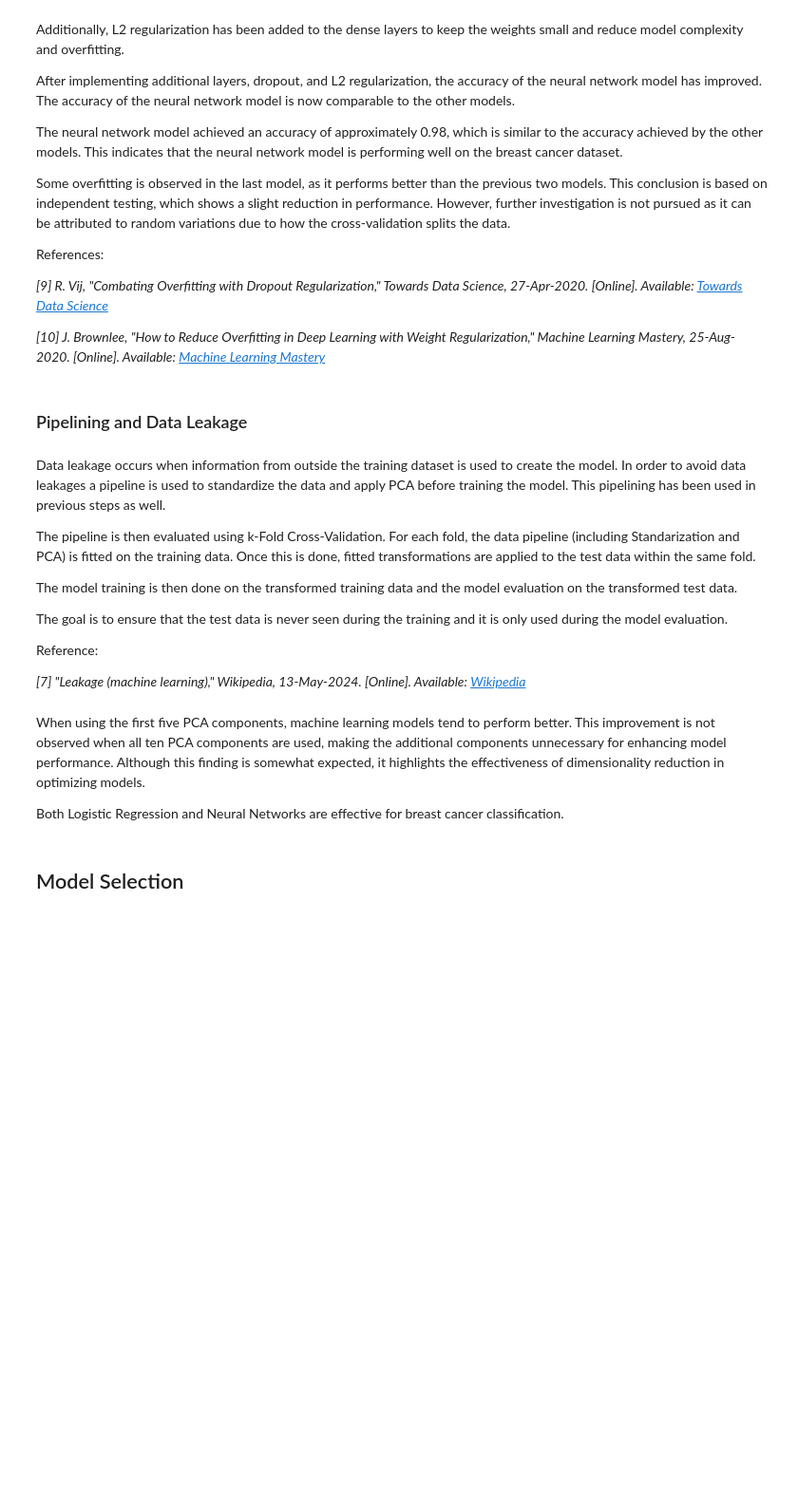
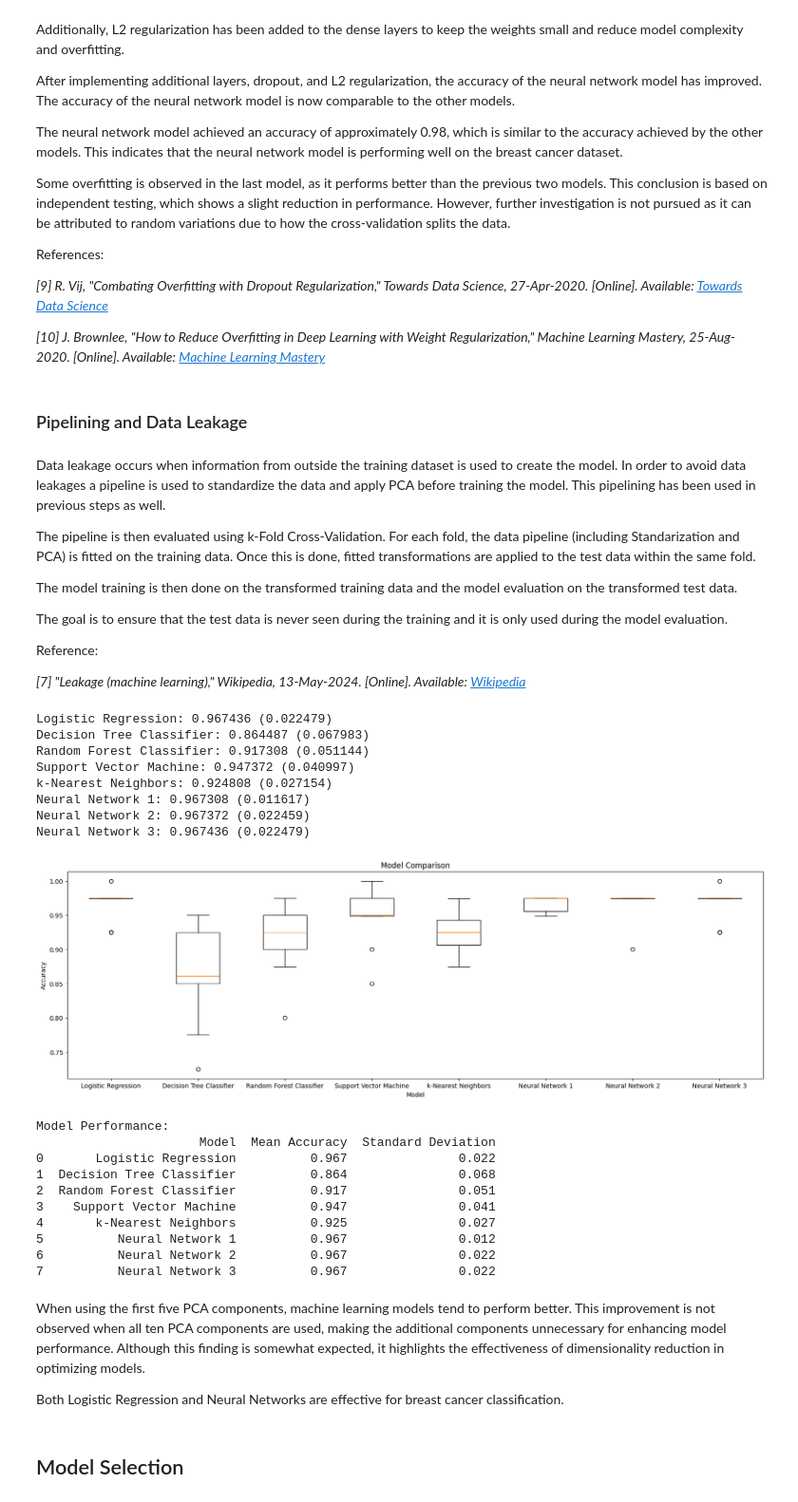
Before and after one commit to aadel7/breast-cancer-ml-model, a Jupyter notebook: AML Coursework.ipynb, the cells around one changed output. Shown at 95% size. Saved outputs shown, nothing was run; the diff lists cells and outputs as text; code cells hidden in the pictures; blank space fills up the shorter version.

```diff
--- a/AML Coursework.ipynb
+++ b/AML Coursework.ipynb
@@ -547,7 +563,6 @@ Reference:
 # %%
 import matplotlib.pyplot as plt
 import pandas as pd
-from ucimlrepo import fetch_ucirepo
 from sklearn.linear_model import LogisticRegression
 from sklearn.model_selection import KFold, cross_val_score
 from sklearn.tree import DecisionTreeClassifier
@@ -563,23 +578,9 @@ from tensorflow.keras.models import Sequential
 from tensorflow.keras.layers import Dense, Dropout
 from tensorflow.keras.regularizers import l2
 import warnings
-from sklearn.preprocessing import LabelEncoder
 
 # Suppress all UserWarnings to improve readability
 warnings.filterwarnings('ignore', category=UserWarning)
-
-# fetch dataset
-breast_cancer_wisconsin_diagnostic = fetch_ucirepo(id=17)
-
-# data (as pandas dataframes)
-X = breast_cancer_wisconsin_diagnostic.data.features
-y = breast_cancer_wisconsin_diagnostic.data.targets
-
-data_combined = pd.concat([X, y], axis=1)
-
-# Convert target variable to numerical values
-label_encoder = LabelEncoder()
-y = label_encoder.fit_transform(y.squeeze())
 
 # Define a function to create the different Keras models
 def create_model_1():
@@ -664,34 +665,54 @@ models.append(('Neural Network 3', Pipeline([
 
 # Evaluate each model in turn using cross-validation
 results = []
 names = []
 scoring = 'accuracy'
 
 for name, model in models:
-    cv_results = cross_val_score(model, X, y, cv=kfold, scoring=scoring)
+    cv_results = cross_val_score(model, X_train_pca, y_train, cv=kfold, scoring=scoring)
     results.append(cv_results)
     names.append(name)
     msg = "%s: %f (%f)" % (name, cv_results.mean(), cv_results.std())
     print(msg)
 
 # Plot the results
 plt.figure(figsize=(20, 6))
 plt.boxplot(results, tick_labels=names)
 plt.title('Model Comparison')
 plt.xlabel('Model')
 plt.ylabel('Accuracy')
 plt.show()
 
 # Create a DataFrame to display the results
 results_df = pd.DataFrame({
     'Model': names,
     'Mean Accuracy': [result.mean() for result in results],
     'Standard Deviation': [result.std() for result in results]
 })
 
 # Display the DataFrame
 print("\nModel Performance:")
 print(results_df)
+# %% [output]
+Logistic Regression: 0.967436 (0.022479)
+Decision Tree Classifier: 0.864487 (0.067983)
+Random Forest Classifier: 0.917308 (0.051144)
+Support Vector Machine: 0.947372 (0.040997)
+k-Nearest Neighbors: 0.924808 (0.027154)
+Neural Network 1: 0.967308 (0.011617)
+Neural Network 2: 0.967372 (0.022459)
+Neural Network 3: 0.967436 (0.022479)
+[figure, added]
+Model Performance:
+                      Model  Mean Accuracy  Standard Deviation
+0       Logistic Regression          0.967               0.022
+1  Decision Tree Classifier          0.864               0.068
+2  Random Forest Classifier          0.917               0.051
+3    Support Vector Machine          0.947               0.041
+4       k-Nearest Neighbors          0.925               0.027
+5          Neural Network 1          0.967               0.012
+6          Neural Network 2          0.967               0.022
+7          Neural Network 3          0.967               0.022
 # %% [markdown]
 When using the first five PCA components, machine learning models tend to perform better. This improvement is not observed when all ten PCA components are used, making the additional components unnecessary for enhancing model performance. Although this finding is somewhat expected, it highlights the effectiveness of dimensionality reduction in optimizing models.
 
```
Also changed, not shown: parts of 22 cells of this notebook.
